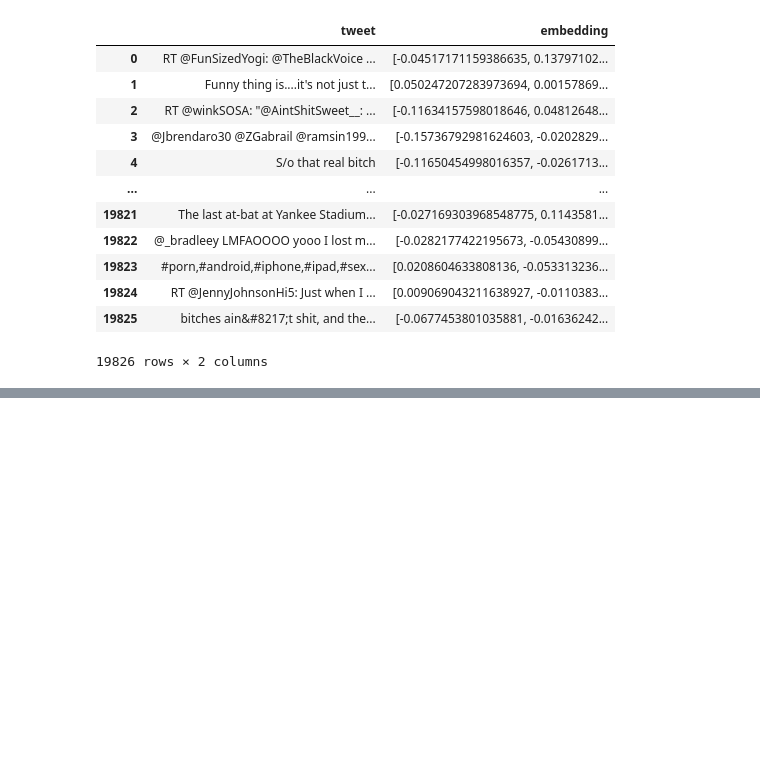
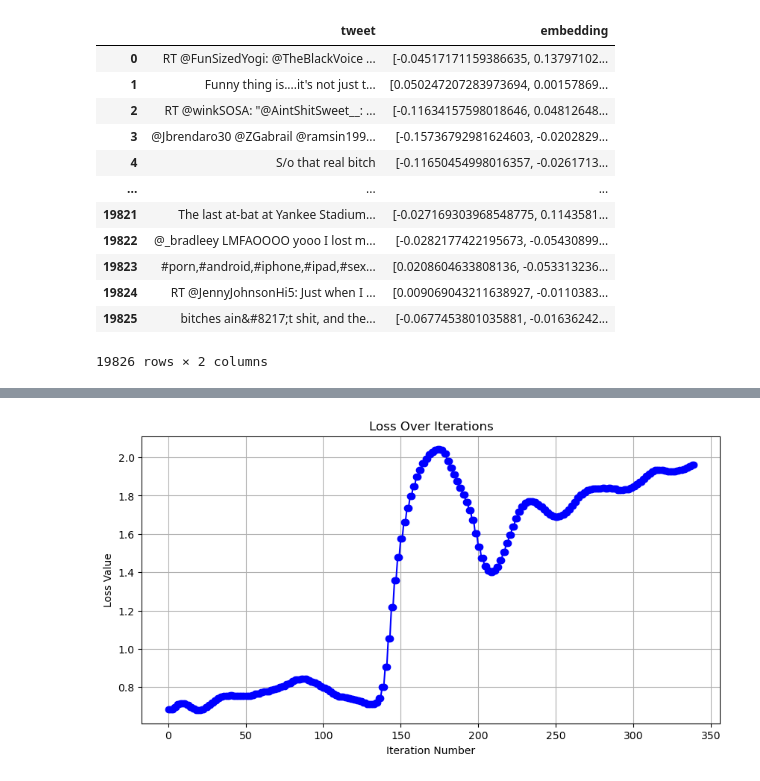
Before and after one commit to cansakiroglu/data-privacy-model-stealing, a Jupyter notebook: model_stealing.ipynb, the cells around one changed output, grey strips where cells are left out. Drawn from its saved outputs; the diff is of its cells as text; code cells hidden in the pictures; blank space fills up the shorter version.

```diff
--- a/model_stealing.ipynb
+++ b/model_stealing.ipynb
@@ -327,0 +390,14 @@ while True:
+# %%
+#SGD
+print('Best Loss:',best_loss,' at iteration: ', loss_vals.index(best_loss))
+
+import matplotlib.pyplot as plt
+
+plt.figure(figsize=(10, 5))
+plt.plot(loss_vals, marker='o', linestyle='-', color='b')
+plt.title('Loss Over Iterations')
+plt.xlabel('Iteration Number')
+plt.ylabel('Loss Value')
+plt.grid(True)
+plt.show()
+# %% [output]
@@ -327,0 +405 @@ while True:
+[figure, added]
```
Also changed, not shown: parts of 5 cells of this notebook, 3 other files.
